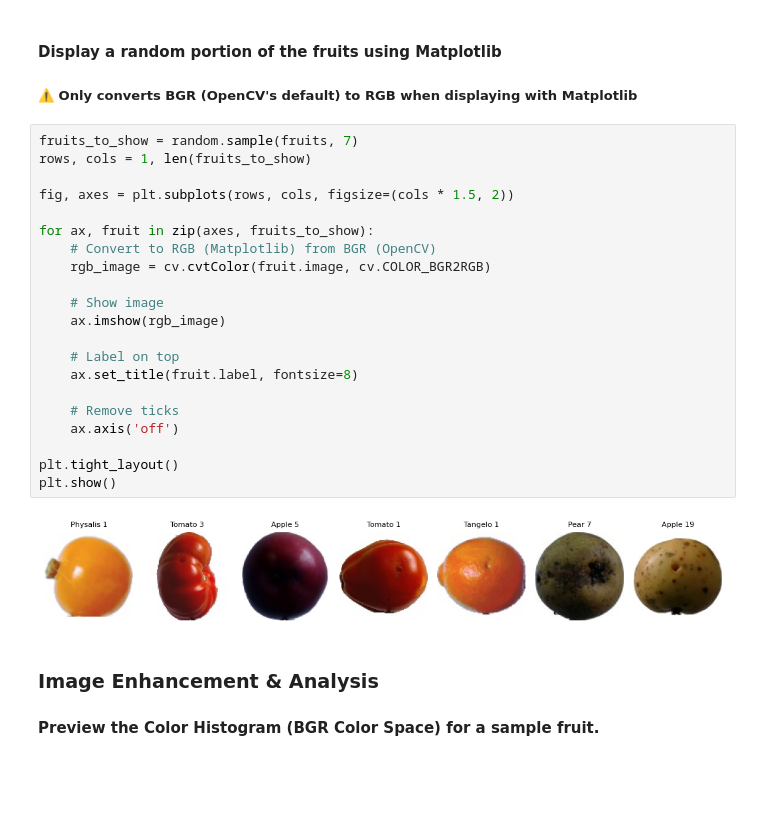
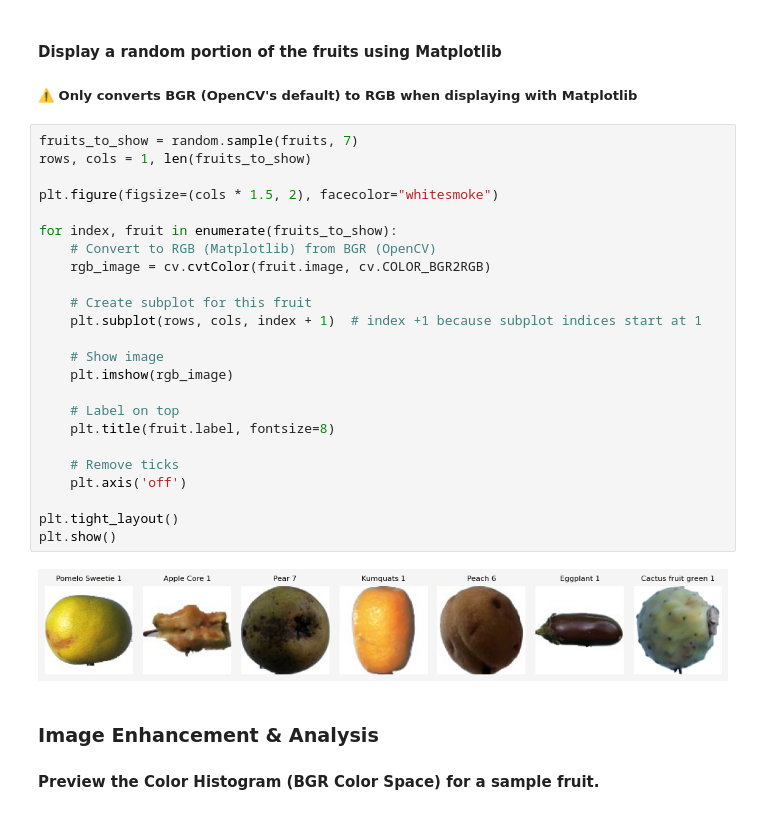
Before and after one commit to mohamedelziat50/Fruit-Recognition-MIU, a Jupyter notebook: Fruit_Recognition.ipynb, the cells around one changed output. Drawn from its saved outputs; the diff is of its cells as text; blank space fills up the shorter version.

```diff
--- a/Fruit_Recognition.ipynb
+++ b/Fruit_Recognition.ipynb
@@ -125,26 +125,29 @@ Number of Fruit Images (Training Data): 228
 # %%
 fruits_to_show = random.sample(fruits, 7)
 rows, cols = 1, len(fruits_to_show)
 
-fig, axes = plt.subplots(rows, cols, figsize=(cols * 1.5, 2))
+plt.figure(figsize=(cols * 1.5, 2), facecolor="whitesmoke")
 
-for ax, fruit in zip(axes, fruits_to_show):
+for index, fruit in enumerate(fruits_to_show):
     # Convert to RGB (Matplotlib) from BGR (OpenCV)
     rgb_image = cv.cvtColor(fruit.image, cv.COLOR_BGR2RGB)
 
+    # Create subplot for this fruit
+    plt.subplot(rows, cols, index + 1)  # index +1 because subplot indices start at 1
+
     # Show image
-    ax.imshow(rgb_image)
+    plt.imshow(rgb_image)
 
     # Label on top
-    ax.set_title(fruit.label, fontsize=8)
+    plt.title(fruit.label, fontsize=8)
 
     # Remove ticks
-    ax.axis('off')
+    plt.axis('off')
 
 plt.tight_layout()
 plt.show()
 # %% [output]
-[figure, old version]
+[figure, new version]
 # %% [markdown]
 ### Image Enhancement & Analysis
 #### Preview the Color Histogram (BGR Color Space) for a sample fruit.
```
Also changed, not shown: parts of 6 cells of this notebook.
